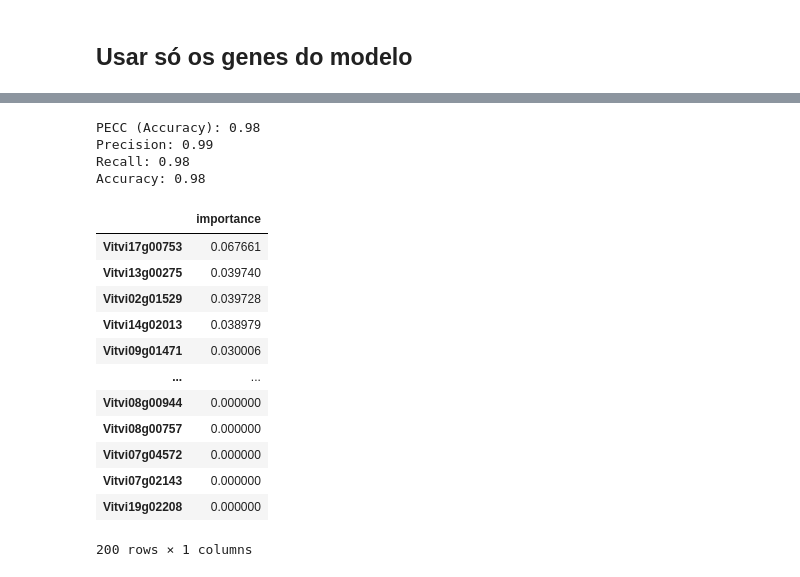
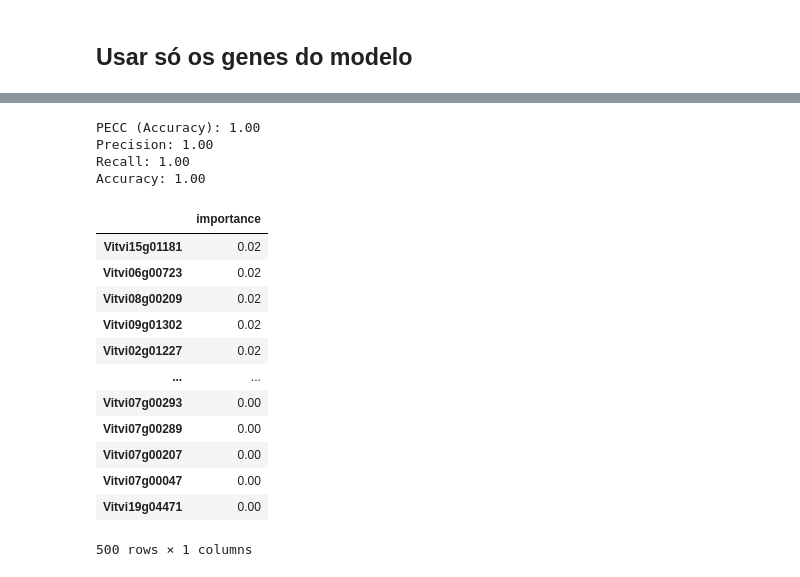
Before and after one commit to martaS95/MM_ML, a Jupyter notebook: src/RNASeq.ipynb, the cells around one changed output, grey strips where cells are left out. Cells and saved outputs as stored; diff of their text form; code cells hidden in the pictures.

```diff
--- a/src/RNASeq.ipynb
+++ b/src/RNASeq.ipynb
@@ -304,0 +354,7 @@ Name: state, Length: 66, dtype: object
+# %%
+scaler_model = StandardScaler().fit(X_train_filtered2)
+X_train_scaled = scaler_model.transform(X_train_filtered2)
+X_test_scaled = scaler_model.transform(X_test_filtered2)
+# %%
+X_train_scaled_df = pd.DataFrame(X_train_scaled, columns=X_train_filtered2.columns, index=X_train_filtered2.index)
+X_test_scaled_df = pd.DataFrame(X_test_scaled, columns=X_test_filtered2.columns, index=X_test_filtered2.index)
@@ -316,10 +411,10 @@ Accuracy: 0.98
 # %%
 svm_model = svm.SVC(kernel = "linear")
-svm_model.fit(X_train, y_train)
+svm_model.fit(X_train_scaled_df, y_train)
 
-svm_y_pred = svm_model.predict(X_test)
+svm_y_pred = svm_model.predict(X_test_scaled_df)
 
-print('PECC (Accuracy): %0.2f' % svm_model.score(X_test, y_test))
+print('PECC (Accuracy): %0.2f' % svm_model.score(X_test_scaled_df, y_test))
 
 print('Precision: %0.2f' % precision_score(y_test, svm_y_pred, average='weighted'))
 print('Recall: %0.2f' % recall_score(y_test, svm_y_pred, average='weighted'))
@@ -380,35 +482,35 @@ rf_model = RandomForestClassifier(n_estimators=100)
 # print('Accuracy values:', scores_rf)
 # print('Mean accuracy: %0.2f' % scores_rf.mean())
 
-rf_model.fit(X_train, y_train)
+rf_model.fit(X_train_scaled_df, y_train)
 
-rf_y_pred = rf_model.predict(X_test)
+rf_y_pred = rf_model.predict(X_test_scaled_df)
 
-print('PECC (Accuracy): %0.2f' % svm_model.score(X_test, y_test))
+print('PECC (Accuracy): %0.2f' % rf_model.score(X_test_scaled_df, y_test))
 
 print('Precision: %0.2f' % precision_score(y_test, rf_y_pred, average='weighted'))
 print('Recall: %0.2f' % recall_score(y_test, rf_y_pred, average='weighted'))
 print('Accuracy: %0.2f' % accuracy_score(y_test, rf_y_pred))
 # %% [output]
-PECC (Accuracy): 0.98
-Precision: 0.99
-Recall: 0.98
-Accuracy: 0.98
+PECC (Accuracy): 1.00
+Precision: 1.00
+Recall: 1.00
+Accuracy: 1.00
 # %%
 importances = rf_model.feature_importances_
-importances_df = pd.DataFrame(importances, columns=['importance'], index=df_final.columns)
+importances_df = pd.DataFrame(importances, columns=['importance'], index=X_train_scaled_df.columns)
 importances_df.sort_values(by=['importance'], ascending=False)
 # %% [output]
 |  | importance |
-| Vitvi17g00753 | 0.067661 |
-| Vitvi13g00275 | 0.039740 |
-| Vitvi02g01529 | 0.039728 |
-| Vitvi14g02013 | 0.038979 |
-| Vitvi09g01471 | 0.030006 |
+| Vitvi15g01181 | 0.02 |
+| Vitvi06g00723 | 0.02 |
+| Vitvi08g00209 | 0.02 |
+| Vitvi09g01302 | 0.02 |
+| Vitvi02g01227 | 0.02 |
 | ... | ... |
-| Vitvi08g00944 | 0.000000 |
-| Vitvi08g00757 | 0.000000 |
-| Vitvi07g04572 | 0.000000 |
-| Vitvi07g02143 | 0.000000 |
-| Vitvi19g02208 | 0.000000 |
+| Vitvi07g00293 | 0.00 |
+| Vitvi07g00289 | 0.00 |
+| Vitvi07g00207 | 0.00 |
+| Vitvi07g00047 | 0.00 |
+| Vitvi19g04471 | 0.00 |
-200 rows × 1 columns
+500 rows × 1 columns
```
Also changed, not shown: parts of 55 cells of this notebook, 7 other files.
